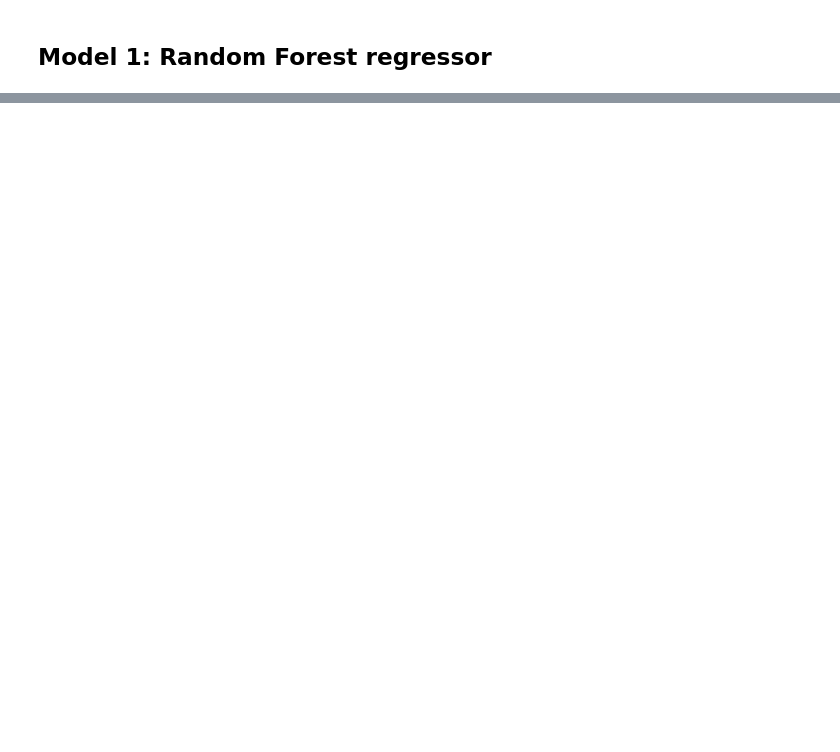
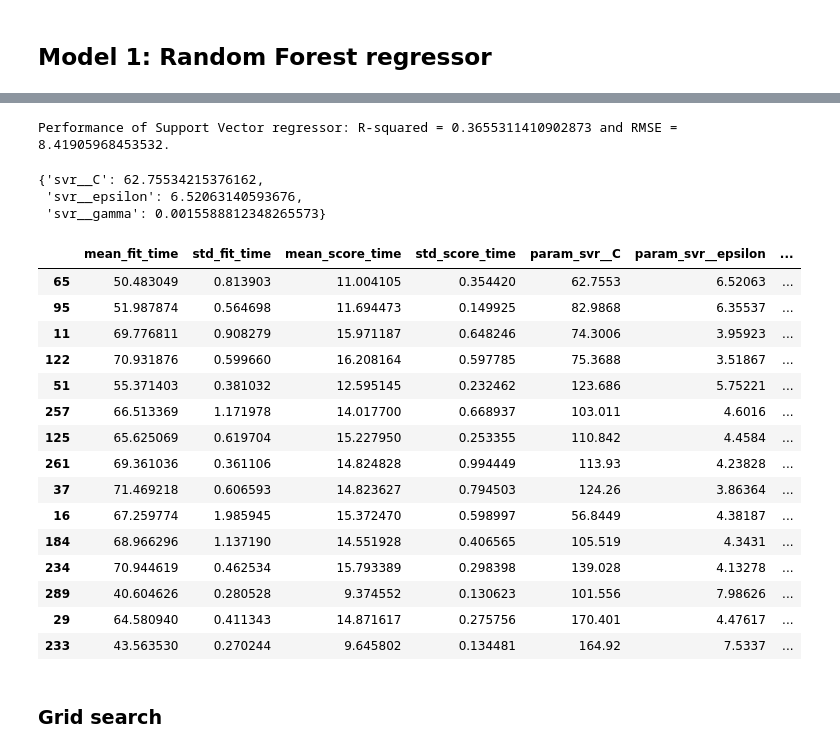
Before and after one commit to epodium/EEG_age_prediction, a Jupyter notebook: Notebooks/Deep learning EEG_traditional models.ipynb, the cells around one changed output, grey strips where cells are left out. Saved outputs shown, nothing was run; the diff lists cells and outputs as text; code cells hidden in the pictures; blank space fills up the shorter version.

```diff
--- a/Notebooks/Deep learning EEG_traditional models.ipynb
+++ b/Notebooks/Deep learning EEG_traditional models.ipynb
@@ -108,0 +272,15 @@ Fitting 5 folds for each of 320 candidates, totalling 1600 fits
+# %%
+from sklearn.utils import shuffle
+
+# Take a subset of the training data for faster prototyping
+
+# Shuffle data before using
+X_train, y_train = shuffle(X_train, y_train, random_state=42)
+
+# X_train_100000 = X_train.head(100000)
+# y_train_100000 = y_train.head(100000)
+
+n = len(X_train)/100  # Chunk size
+
+chunked_X_train = np.array_split(X_train, 100)
+chunked_y_train = np.array_split(y_train, 100)
@@ -108,0 +334,18 @@ Fitting 5 folds for each of 320 candidates, totalling 1600 fits
+# %%
+from sklearn.model_selection import RandomizedSearchCV
+from sklearn.svm import SVR
+from scipy.stats import uniform
+
+parameters = {'svr__C': uniform(50, 500),
+              'svr__epsilon': uniform(2, 10),
+              'svr__gamma': uniform(0.0001, 0.005)
+}
+
+pipe  = make_pipeline(StandardScaler(),
+                      SVR(verbose=True, kernel='rbf'))
+
+rs = RandomizedSearchCV(pipe, parameters, n_iter=300, cv=5, n_jobs=-1, verbose=10)
+rs.fit(chunked_X_train[0], chunked_y_train[0])
+
+output_file = os.path.join(PATH_MODELS, 'svr_clf_rs.joblib')
+dump(rs, output_file)
@@ -108,0 +373,41 @@ Fitting 5 folds for each of 320 candidates, totalling 1600 fits
+# %%
+from sklearn.metrics import mean_squared_error
+
+# R2
+score = rs.score(X_test, y_test)
+
+# MSE
+predictions = rs.predict(X_test)
+rmse = mean_squared_error(y_test, predictions, squared=False)
+
+print(f"Performance of Support Vector regressor: R-squared = {score} and RMSE = {rmse}.")
+# %% [output]
+Performance of Support Vector regressor: R-squared = 0.3655311410902873 and RMSE = 8.41905968453532.
+# %%
+rs.best_params_
+# %% [output]
+{'svr__C': 62.75534215376162,
+ 'svr__epsilon': 6.52063140593676,
+ 'svr__gamma': 0.0015588812348265573}
+# %%
+res_df = pd.DataFrame(rs.cv_results_)
+res_df.sort_values(by=['rank_test_score']).head(15)
+# %% [output]
+|  | mean_fit_time | std_fit_time | mean_score_time | std_score_time | param_svr__C | param_svr__epsilon | ... |
+| 65 | 50.483049 | 0.813903 | 11.004105 | 0.354420 | 62.7553 | 6.52063 | ... |
+| 95 | 51.987874 | 0.564698 | 11.694473 | 0.149925 | 82.9868 | 6.35537 | ... |
+| 11 | 69.776811 | 0.908279 | 15.971187 | 0.648246 | 74.3006 | 3.95923 | ... |
+| 122 | 70.931876 | 0.599660 | 16.208164 | 0.597785 | 75.3688 | 3.51867 | ... |
+| 51 | 55.371403 | 0.381032 | 12.595145 | 0.232462 | 123.686 | 5.75221 | ... |
+| 257 | 66.513369 | 1.171978 | 14.017700 | 0.668937 | 103.011 | 4.6016 | ... |
+| 125 | 65.625069 | 0.619704 | 15.227950 | 0.253355 | 110.842 | 4.4584 | ... |
+| 261 | 69.361036 | 0.361106 | 14.824828 | 0.994449 | 113.93 | 4.23828 | ... |
+| 37 | 71.469218 | 0.606593 | 14.823627 | 0.794503 | 124.26 | 3.86364 | ... |
+| 16 | 67.259774 | 1.985945 | 15.372470 | 0.598997 | 56.8449 | 4.38187 | ... |
+| 184 | 68.966296 | 1.137190 | 14.551928 | 0.406565 | 105.519 | 4.3431 | ... |
+| 234 | 70.944619 | 0.462534 | 15.793389 | 0.298398 | 139.028 | 4.13278 | ... |
+| 289 | 40.604626 | 0.280528 | 9.374552 | 0.130623 | 101.556 | 7.98626 | ... |
+| 29 | 64.580940 | 0.411343 | 14.871617 | 0.275756 | 170.401 | 4.47617 | ... |
+| 233 | 43.563530 | 0.270244 | 9.645802 | 0.134481 | 164.92 | 7.5337 | ... |
+# %% [markdown]
+### Grid search
```
Also changed, not shown: parts of 49 cells of this notebook, 1 other file.
